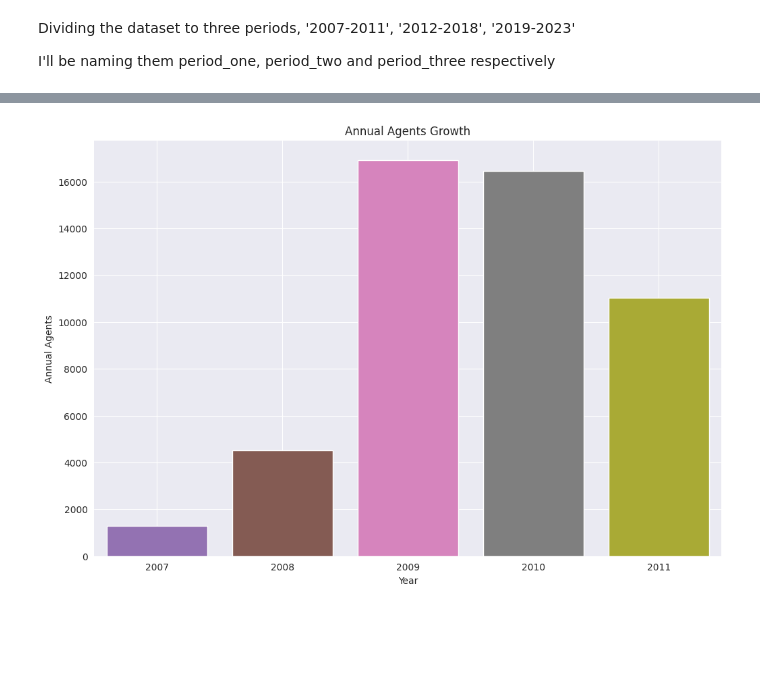
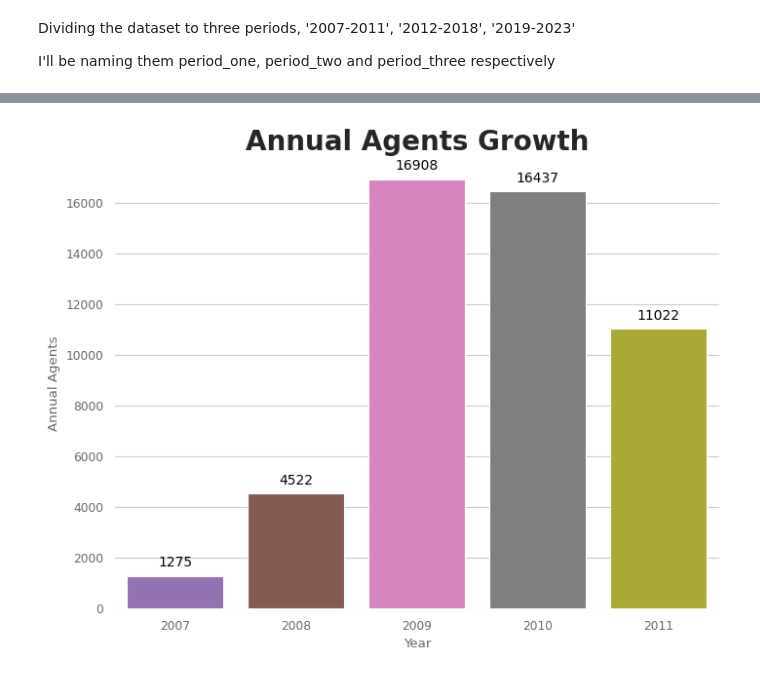
Before and after one commit to Murega14/Value-of-Transactions, a Jupyter notebook: transactions.ipynb, the cells around one changed output, grey strips where cells are left out. Saved outputs shown, nothing was run; the diff lists cells and outputs as text; code cells hidden in the pictures; blank space fills up the shorter version.

```diff
--- a/transactions.ipynb
+++ b/transactions.ipynb
@@ -150,14 +150,18 @@ period_one
 plt.figure(figsize=(12,12))
 
 # Define a custom color palette
-custom_palette = sns.color_palette("Spectral", n_colors=len(period_one['Year'].unique()))
+custom_palette = sns.color_palette("icefire", n_colors=len(period_one['Year'].unique()))
 
 # Set the palette for the plot
 sns.set_palette(custom_palette)
 
 #creating a lineplot
-sns.barplot(x="Month", y="New Monthly Agents", hue="Year", data=period_one)
+ax = sns.barplot(x="Month", y="New Monthly Agents", hue="Year", data=period_one, palette=custom_palette)
 plt.title("New Monthly Agents in Period 1")
+ax.spines['right'].set_visible(False)
+ax.spines['top'].set_visible(False)
+ax.spines['left'].set_visible(False)
+ax.spines['bottom'].set_visible(False)
 sns.despine(left=True)
 plt.legend(loc='upper left')
 plt.xlabel("Month")
@@ -217,25 +229,50 @@ period_one.head(10)
 | 8 | 2007 | November | 1379 | 1.133200 | 1.221740 | 3.514950 | ... |
 | 9 | 2007 | December | 1582 | 1.345270 | 1.274100 | 3.770270 | ... |
 # %%
+muted_color = 'dimgray'
+
 # Convert 'Year' column to integer
 period_one['Year'] = period_one['Year'].astype(int)
 
 #visualizing the growth of agents annually
 
-plt.figure(figsize=(12,8))
+plt.figure(figsize=(8,6))
 
 #defining color palette
 colors = ['#9467bd', '#8c564b', '#e377c2', '#7f7f7f', '#bcbd22', '#17becf']
 sns.set_palette(sns.color_palette(colors))
 
 
-sns.barplot(x='Year', y='Annual Agents', data=period_one)
-sns.despine(left=True)
-plt.grid(True)
-plt.title('Annual Agents Growth')
+ax = sns.barplot(x='Year', y='Annual Agents', data=period_one)
+
+for bar in ax.patches:
+    ax.annotate(int(bar.get_height()),
+                xy=(bar.get_x() + bar.get_width() / 2, bar.get_height()),
+                ha = 'center', va = 'center',
+                xytext = (0, 10),fontsize=10, color='Black',
+                textcoords = 'offset points')
+
+#mute label color
+ax.set_xlabel('Year', color=muted_color)
+ax.set_ylabel('Annual Agents', color=muted_color)
+ax.tick_params(axis='x', colors=muted_color)
+ax.tick_params(axis='y', colors=muted_color)
+
+ax.spines['right'].set_visible(False)
+ax.spines['top'].set_visible(False)
+ax.spines['left'].set_visible(False)
+ax.spines['bottom'].set_visible(False)
+
+
+
+sns.despine(left=True, right=True, top=True, bottom=True)
+sns.set_style('whitegrid')
+sns.set_context('paper')
+#plt.grid(True)
+plt.title('Annual Agents Growth', fontdict={'fontsize':20, 'fontweight':'bold'})
 plt.show()
 # %% [output]
-[figure, old version]
+[figure, new version]
 # %%
 #calculating the annual number of registered monile money accounts
 import pandas as pd
```
Also changed, not shown: parts of 6 cells of this notebook.
